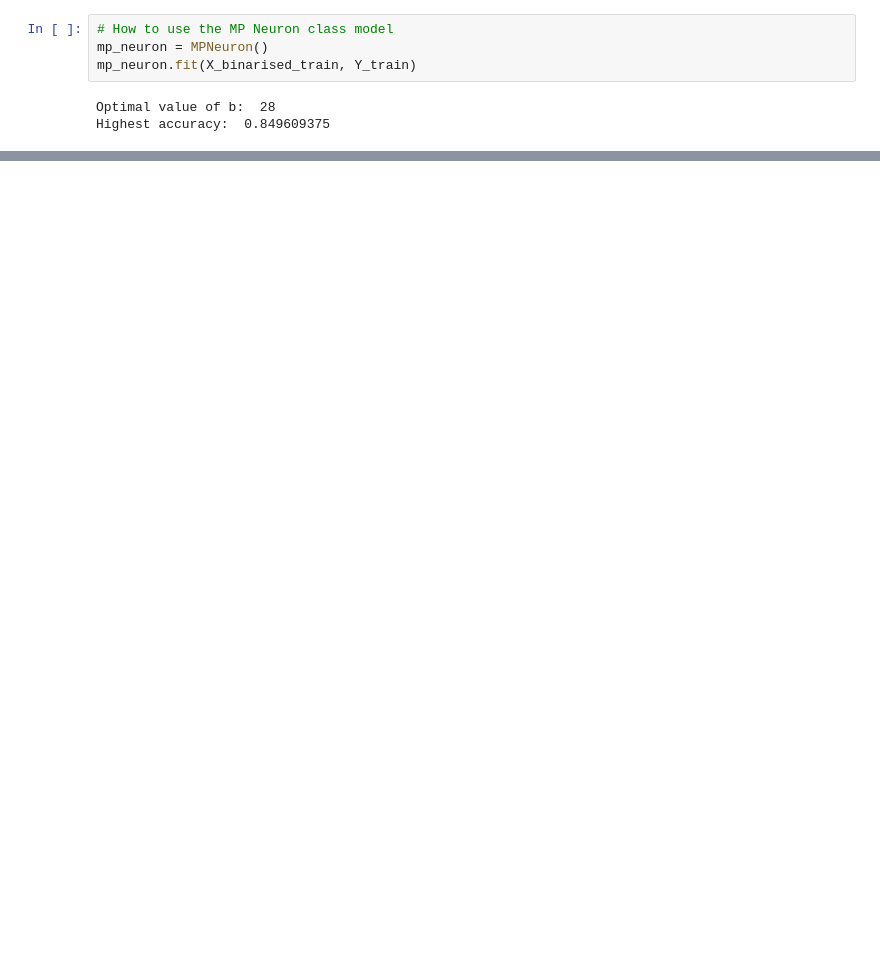
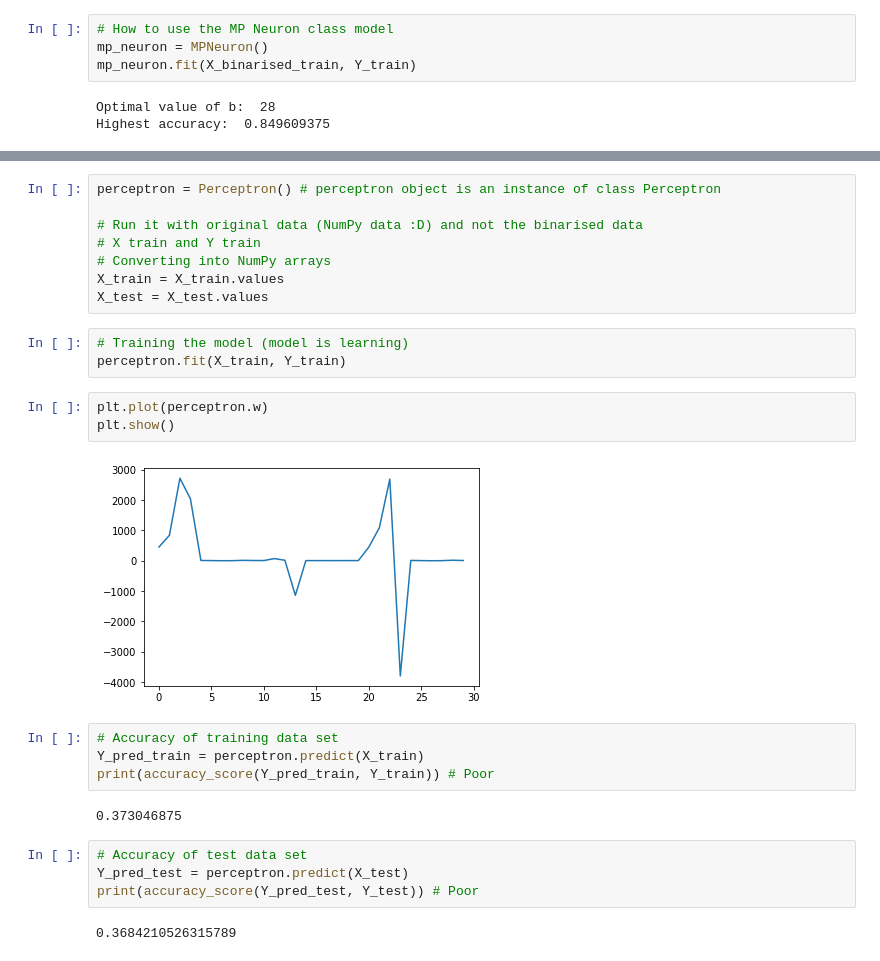
Before and after one commit to 4deepprk/mp_neuron, a Jupyter notebook: DL_102_Primitive_neurons.ipynb, the cells around one changed output, grey strips where cells are left out. Drawn from its saved outputs; the diff is of its cells as text; blank space fills up the shorter version.

```diff
--- a/DL_102_Primitive_neurons.ipynb
+++ b/DL_102_Primitive_neurons.ipynb
@@ -908,0 +969,28 @@ print(type(Y_test_pred))
+# %%
+perceptron = Perceptron() # perceptron object is an instance of class Perceptron
+
+# Run it with original data (NumPy data :D) and not the binarised data
+# X train and Y train
+# Converting into NumPy arrays
+X_train = X_train.values
+X_test = X_test.values
+# %%
+# Training the model (model is learning)
+perceptron.fit(X_train, Y_train)
+# %%
+plt.plot(perceptron.w)
+plt.show()
+# %% [output]
+[figure, added]
+# %%
+# Accuracy of training data set
+Y_pred_train = perceptron.predict(X_train)
+print(accuracy_score(Y_pred_train, Y_train)) # Poor
+# %% [output]
+0.373046875
+# %%
+# Accuracy of test data set
+Y_pred_test = perceptron.predict(X_test)
+print(accuracy_score(Y_pred_test, Y_test)) # Poor
+# %% [output]
+0.3684210526315789
```
Also changed, not shown: parts of 37 cells of this notebook.
